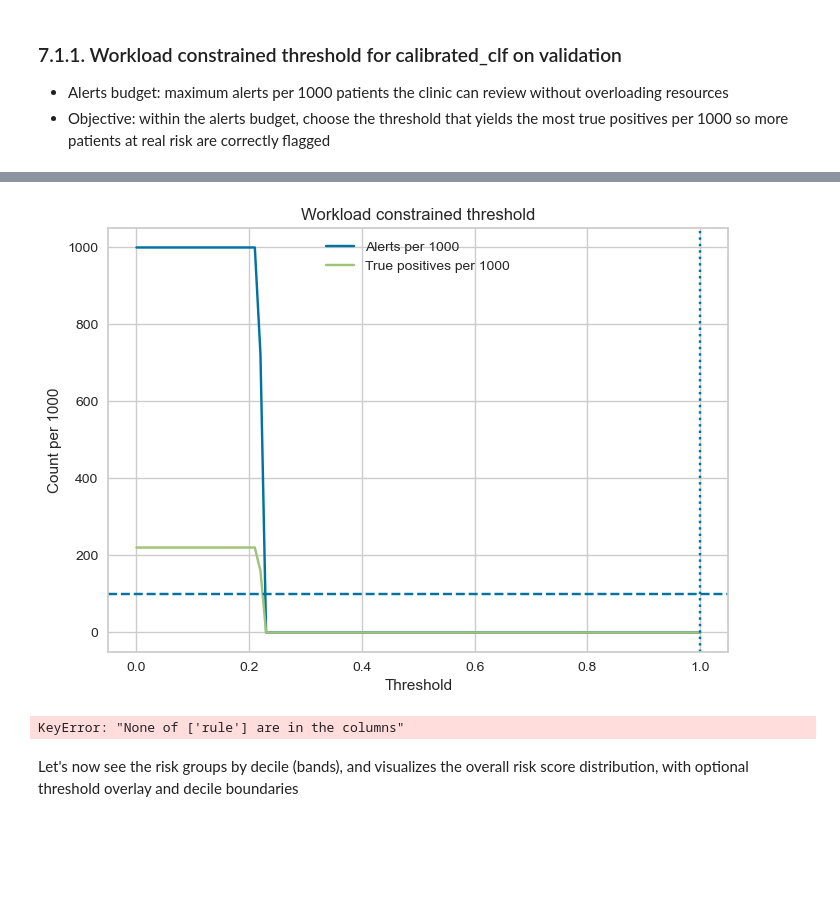
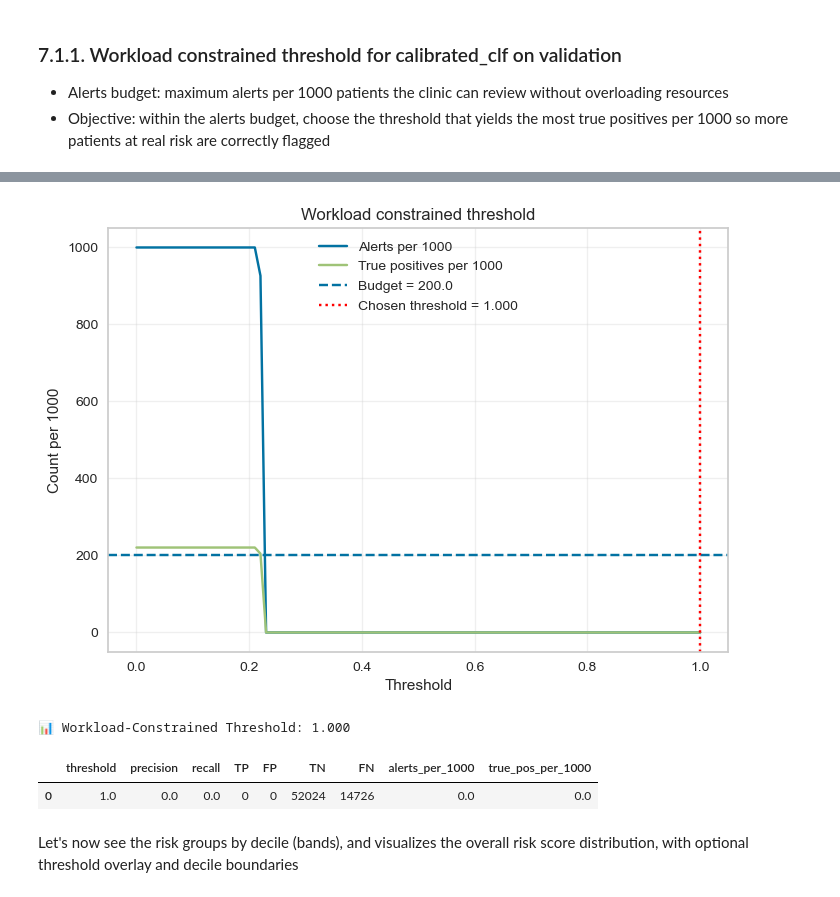
Before and after one commit to apayne185/RAI_opioid_risk_prevention, a Jupyter notebook: ML4HL_LC_RAI_toolbox.ipynb, the cells around one changed output, grey strips where cells are left out. Saved outputs shown, nothing was run; the diff lists cells and outputs as text; code cells hidden in the pictures; blank space fills up the shorter version.

```diff
--- a/ML4HL_LC_RAI_toolbox.ipynb
+++ b/ML4HL_LC_RAI_toolbox.ipynb
@@ -988,32 +1651,35 @@ summary.head()
 # %%
 ALERTS_BUDGET = 200.0  # alerts per 1000 patients
 # For lung cancer: patients flagged as high death risk for aggressive treatment/monitoring
 # Higher budget than opioid use case since ~20% of patients die anyway
 
 y_score_val = positive_scores(calibrated_clf, X_val)
 res = pick_threshold_workload(y_val, y_score_val, alerts_per_1000_max=ALERTS_BUDGET)
 tbl = res["table"]
+THR_work = res["threshold"]
 
+# Plot
 plt.figure()
 plt.plot(tbl["threshold"], tbl["alerts_per_1000"], label="Alerts per 1000")
 plt.plot(tbl["threshold"], tbl["true_pos_per_1000"], label="True positives per 1000")
-plt.axhline(ALERTS_BUDGET, linestyle="--")
-plt.axvline(res["threshold"], linestyle=":")
+plt.axhline(ALERTS_BUDGET, linestyle="--", label=f"Budget = {ALERTS_BUDGET}")
+plt.axvline(THR_work, linestyle=":", color='red', label=f"Chosen threshold = {THR_work:.3f}")
 plt.xlabel("Threshold")
 plt.ylabel("Count per 1000")
 plt.title("Workload constrained threshold")
 plt.legend()
+plt.grid(alpha=0.3)
 plt.show()
 
-# put metrics in the rows, rules in the columns
-pivot_df = summary.set_index("rule").T.reset_index().rename(columns={"index": "metric"})
-display(pivot_df.round(3).set_index("metric"))
-
-# make sure summary_df is a DataFrame
-summary_df = res["summary"] if isinstance(res["summary"], pd.DataFrame) else pd.DataFrame(res["summary"])
+# Display metrics at chosen threshold
+summary_work = summary_at_threshold(y_val, y_score_val, THR_work)
+print(f"\n📊 Workload-Constrained Threshold: {THR_work:.3f}")
+display(summary_work.round(3))
 # %% [output]
-[figure, old version]
+[figure, new version]
-KeyError: "None of ['rule'] are in the columns"
+📊 Workload-Constrained Threshold: 1.000
+|  | threshold | precision | recall | TP | FP | TN | FN | alerts_per_1000 | true_pos_per_1000 |
+| 0 | 1.0 | 0.0 | 0.0 | 0 | 0 | 52024 | 14726 | 0.0 | 0.0 |
 # %% [markdown]
 Let's now see the risk groups by decile (bands), and visualizes the overall risk score distribution, with optional threshold overlay and decile boundaries
 # %%
```
Also changed, not shown: parts of 30 cells of this notebook.
